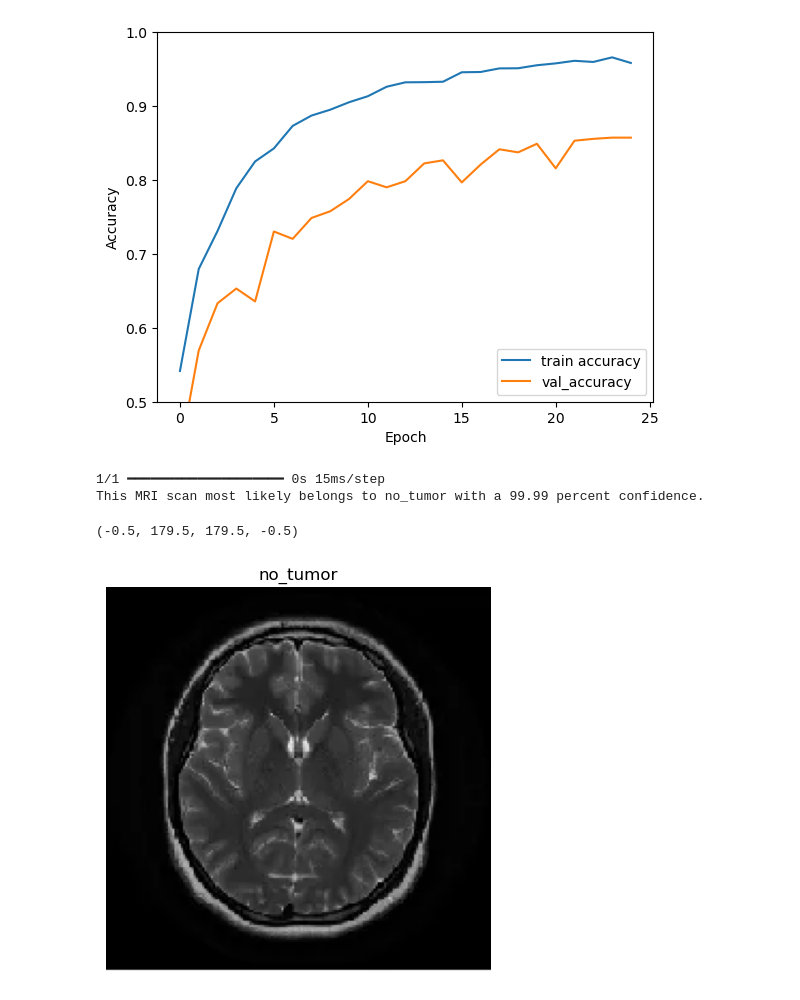
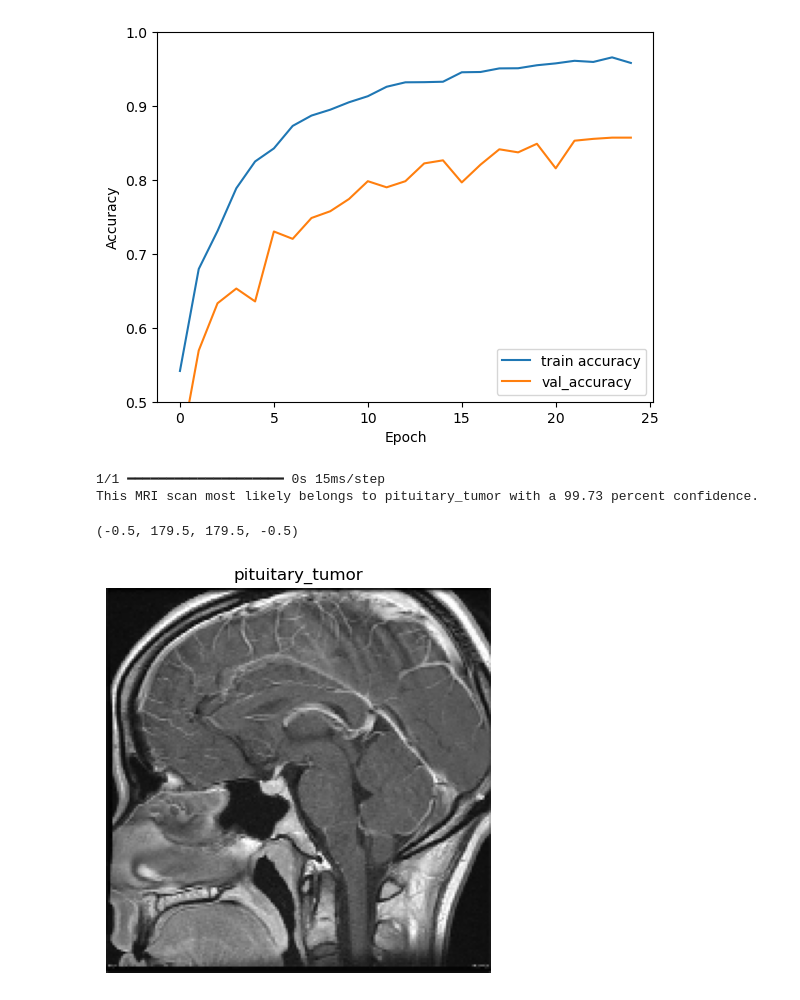
Before and after one commit to vulcanfox/wild-apple-seed, a Jupyter notebook: Brain tumour classification.ipynb, the cells around one changed output. Cells and saved outputs as stored; diff of their text form; code cells hidden in the pictures.

Commit message:
Identifying pituatary tumor

```diff
--- a/Brain tumour classification.ipynb
+++ b/Brain tumour classification.ipynb
@@ -158,34 +158,34 @@ import numpy as np
 import tensorflow as tf
 
 # Define the local path to the image and the target size
-local_image_path = '/Users/adnan/Desktop/no_tumor.webp'
+local_image_path = '/Users/adnan/Desktop/pt1.jpeg'
 
 # Load the image from the local path
 image = load_img(local_image_path, target_size=(img_height, img_width))
 
 # Convert the image to an array
 img_np = img_to_array(image)
 
 
 # Expand the dimensions to match what's expected
 img_array = np.expand_dims(img_np, axis=0)
 
 # Make single prediction
 predictions = model.predict(img_array)
 score = tf.nn.softmax(predictions[0])
 
 # Print the result with the most likely class and confidence
 print(
     "This MRI scan most likely belongs to {} with a {:.2f} percent confidence."
     .format(class_names[np.argmax(score)], 100 * np.max(score))
 )
 
 plt.figure(figsize=(5, 5))
 plt.imshow(img_np.astype('uint8'))
 plt.title(class_names[np.argmax(score)])
 plt.axis("off")
 # %% [output]
 1/1 ━━━━━━━━━━━━━━━━━━━━ 0s 15ms/step
-This MRI scan most likely belongs to no_tumor with a 99.99 percent confidence.
+This MRI scan most likely belongs to pituitary_tumor with a 99.73 percent confidence.
 (-0.5, 179.5, 179.5, -0.5)
-[figure, old version]
+[figure, new version]
```
